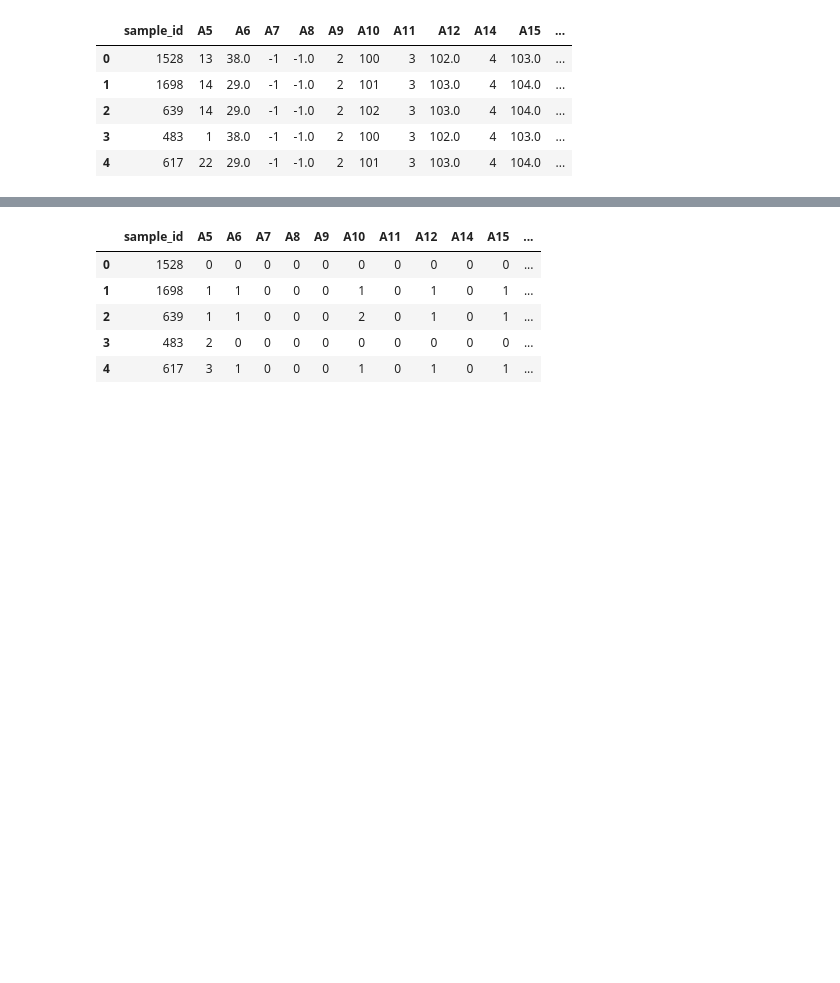
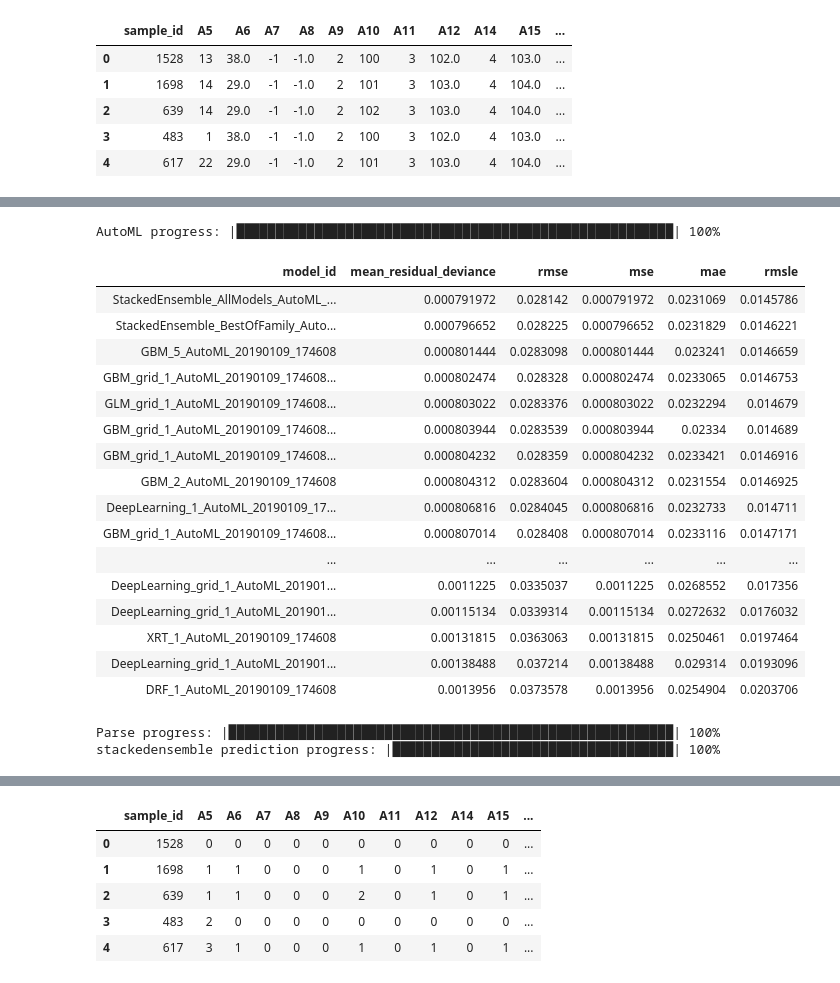
Before and after one commit to yarntime/machine-learning, a Jupyter notebook: tianchi/jinnan.ipynb, the cells around one changed output, grey strips where cells are left out. Cells and saved outputs as stored; diff of their text form; code cells hidden in the pictures; blank space fills up the shorter version.

```diff
--- a/tianchi/jinnan.ipynb
+++ b/tianchi/jinnan.ipynb
@@ -383,0 +422,37 @@ print(test.shape)
+# %%
+feature_name = [i for i in train.columns if i not in ['sample_id','target']]
+x = feature_name
+y = 'target'
+
+aml = H2OAutoML(max_models=30, seed=2019, max_runtime_secs=300)
+aml.train(x=feature_name, y=y, training_frame=train_h2o)
+
+lb = aml.leaderboard
+lb.head(rows=lb.nrows)
+
+#automl_predictions = aml.predict(test).as_data_frame().values.flatten()
+# %% [output]
+AutoML progress: |████████████████████████████████████████████████████████| 100%
+| model_id | mean_residual_deviance | rmse | mse | mae | rmsle |
+| StackedEnsemble_AllModels_AutoML_... | 0.000791972 | 0.028142 | 0.000791972 | 0.0231069 | 0.0145786 |
+| StackedEnsemble_BestOfFamily_Auto... | 0.000796652 | 0.028225 | 0.000796652 | 0.0231829 | 0.0146221 |
+| GBM_5_AutoML_20190109_174608 | 0.000801444 | 0.0283098 | 0.000801444 | 0.023241 | 0.0146659 |
+| GBM_grid_1_AutoML_20190109_174608... | 0.000802474 | 0.028328 | 0.000802474 | 0.0233065 | 0.0146753 |
+| GLM_grid_1_AutoML_20190109_174608... | 0.000803022 | 0.0283376 | 0.000803022 | 0.0232294 | 0.014679 |
+| GBM_grid_1_AutoML_20190109_174608... | 0.000803944 | 0.0283539 | 0.000803944 | 0.02334 | 0.014689 |
+| GBM_grid_1_AutoML_20190109_174608... | 0.000804232 | 0.028359 | 0.000804232 | 0.0233421 | 0.0146916 |
+| GBM_2_AutoML_20190109_174608 | 0.000804312 | 0.0283604 | 0.000804312 | 0.0231554 | 0.0146925 |
+| DeepLearning_1_AutoML_20190109_17... | 0.000806816 | 0.0284045 | 0.000806816 | 0.0232733 | 0.014711 |
+| GBM_grid_1_AutoML_20190109_174608... | 0.000807014 | 0.028408 | 0.000807014 | 0.0233116 | 0.0147171 |
+| ... | ... | ... | ... | ... | ... |
+| DeepLearning_grid_1_AutoML_201901... | 0.0011225 | 0.0335037 | 0.0011225 | 0.0268552 | 0.017356 |
+| DeepLearning_grid_1_AutoML_201901... | 0.00115134 | 0.0339314 | 0.00115134 | 0.0272632 | 0.0176032 |
+| XRT_1_AutoML_20190109_174608 | 0.00131815 | 0.0363063 | 0.00131815 | 0.0250461 | 0.0197464 |
+| DeepLearning_grid_1_AutoML_201901... | 0.00138488 | 0.037214 | 0.00138488 | 0.029314 | 0.0193096 |
+| DRF_1_AutoML_20190109_174608 | 0.0013956 | 0.0373578 | 0.0013956 | 0.0254904 | 0.0203706 |
+# %%
+test_h2o = h2o.H2OFrame(test)
+automl_predictions = aml.leader.predict(test_h2o).as_data_frame().values.flatten()
+# %% [output]
+Parse progress: |█████████████████████████████████████████████████████████| 100%
+stackedensemble prediction progress: |████████████████████████████████████| 100%
```
Also changed, not shown: parts of 12 cells of this notebook.
